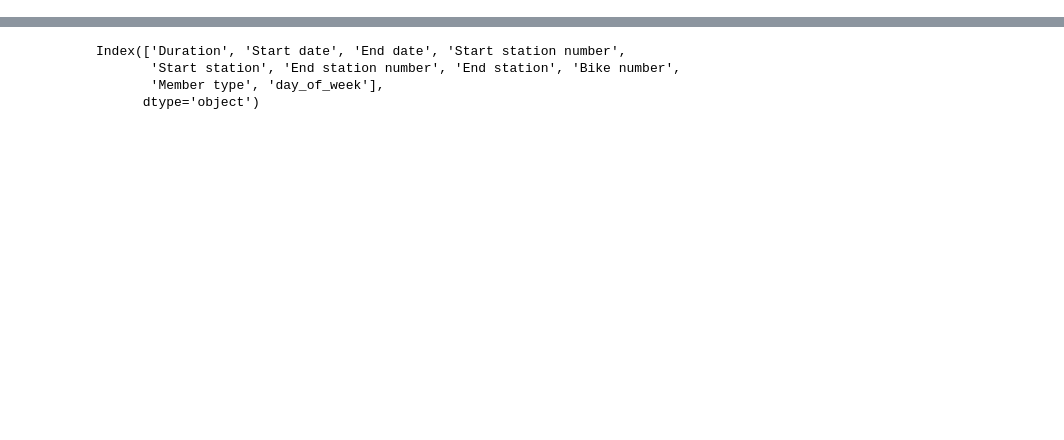
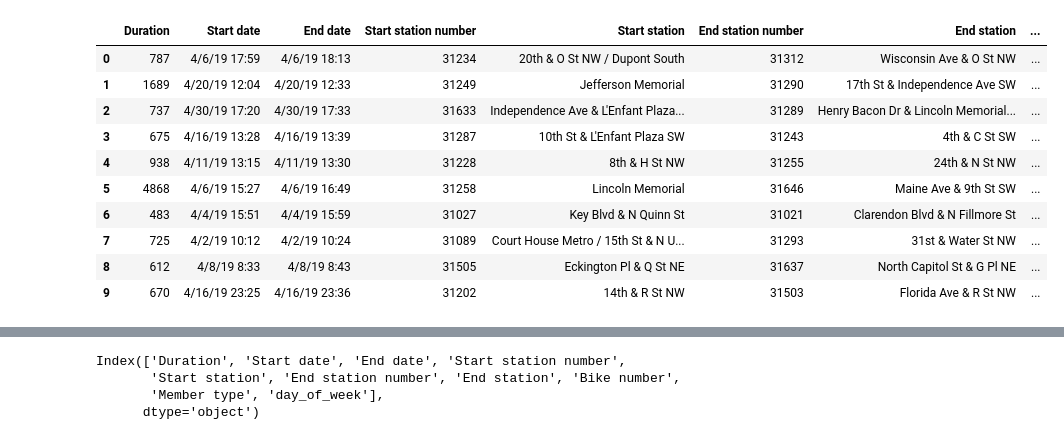
Before and after one commit to gportes24/German-s-Group-Project, a Jupyter notebook: Resources/Project_EDA.ipynb, the cells around one changed output, grey strips where cells are left out. Cells and saved outputs as stored; diff of their text form; code cells hidden in the pictures; blank space fills up the shorter version.

```diff
--- a/Resources/Project_EDA.ipynb
+++ b/Resources/Project_EDA.ipynb
@@ -17,0 +65,29 @@ test.head()
+# %%
+start_lat = []
+start_lng = []
+end_lat = []
+end_lng = []
+start_place = []
+end_place = []
+
+
+for index, row in locs.iterrows():
+    Start_station = row['Start station']
+    End_station = row['End station']
+
+
+    response = requests.get(f'{url}query={Start_station}&key={gkey}').json()
+    response_end = requests.get(f'{url}query={End_station}&key={gkey}').json()
+    results = response['results']
+    results_end = response_end['results']
+    start_lat.append(results[0]['geometry']['location']['lat'])
+    start_lng.append(results[0]['geometry']['location']['lng'])
+    #locs['start_lat'] = (results[0]['geometry']['location']['lat'])
+    #locs['start_lng'] = (results[0]['geometry']['location']['lng'])
+    #locs['end_lat'] = (results_end[0]['geometry']['location']['lat'])
+    #locs['end_lng'] = (results_end[0]['geometry']['location']['lng'])
+    end_lat.append(results_end[0]['geometry']['location']['lat'])
+    end_lng.append(results_end[0]['geometry']['location']['lng'])
+    start_place.append(Start_station)
+    end_place.append(End_station)
+    print (f' station name {Start_station}')
@@ -17,0 +128,9 @@ test.head()
+# %%
+location_data={"Start station": start_place,
+             "start_lat": start_lat,
+             "start_lng": start_lng,
+             "End station": end_place,
+             "end_lat": end_lat,
+             "end_lng": end_lng}
+locations = pd.DataFrame.from_dict(location_data)
+locations
@@ -17,0 +149,15 @@ test.head()
+# %%
+locs_merged = pd.merge(locs, locations, how="inner", on=["Start station", "End station"])
+locs_merged
+# %% [output]
+|  | Duration | Start date | End date | Start station number | Start station | End station number | End station | ... |
+| 0 | 787 | 4/6/19 17:59 | 4/6/19 18:13 | 31234 | 20th & O St NW / Dupont South | 31312 | Wisconsin Ave & O St NW | ... |
+| 1 | 1689 | 4/20/19 12:04 | 4/20/19 12:33 | 31249 | Jefferson Memorial | 31290 | 17th St & Independence Ave SW | ... |
+| 2 | 737 | 4/30/19 17:20 | 4/30/19 17:33 | 31633 | Independence Ave & L'Enfant Plaza... | 31289 | Henry Bacon Dr & Lincoln Memorial... | ... |
+| 3 | 675 | 4/16/19 13:28 | 4/16/19 13:39 | 31287 | 10th St & L'Enfant Plaza SW | 31243 | 4th & C St SW | ... |
+| 4 | 938 | 4/11/19 13:15 | 4/11/19 13:30 | 31228 | 8th & H St NW | 31255 | 24th & N St NW | ... |
+| 5 | 4868 | 4/6/19 15:27 | 4/6/19 16:49 | 31258 | Lincoln Memorial | 31646 | Maine Ave & 9th St SW | ... |
+| 6 | 483 | 4/4/19 15:51 | 4/4/19 15:59 | 31027 | Key Blvd & N Quinn St | 31021 | Clarendon Blvd & N Fillmore St | ... |
+| 7 | 725 | 4/2/19 10:12 | 4/2/19 10:24 | 31089 | Court House Metro / 15th St & N U... | 31293 | 31st & Water St NW | ... |
+| 8 | 612 | 4/8/19 8:33 | 4/8/19 8:43 | 31505 | Eckington Pl & Q St NE | 31637 | North Capitol St & G Pl NE | ... |
+| 9 | 670 | 4/16/19 23:25 | 4/16/19 23:36 | 31202 | 14th & R St NW | 31503 | Florida Ave & R St NW | ... |
```
Also changed, not shown: parts of 13 cells of this notebook, 1 other file.
